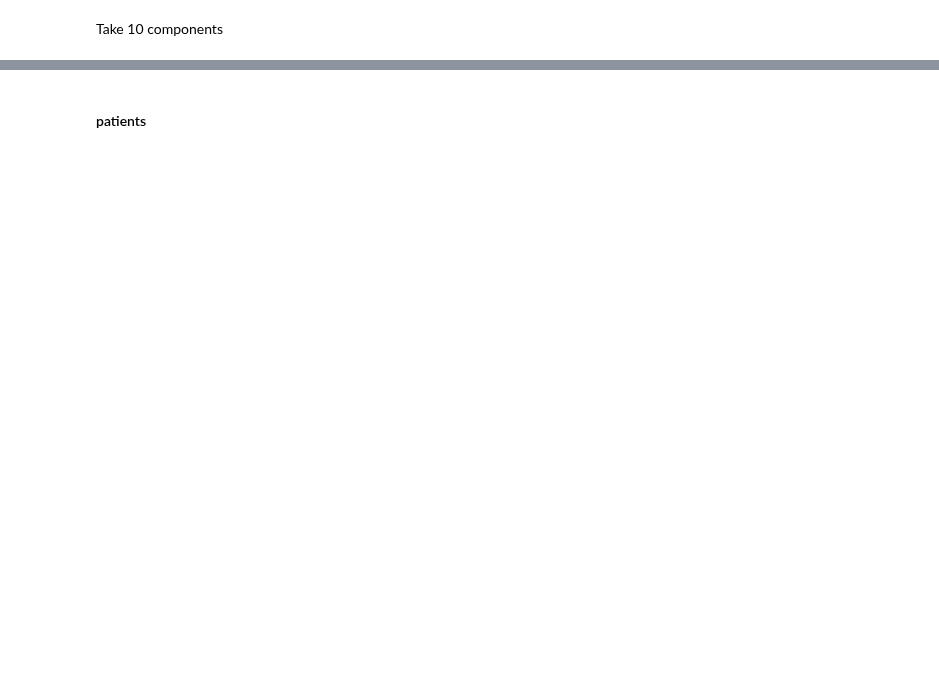
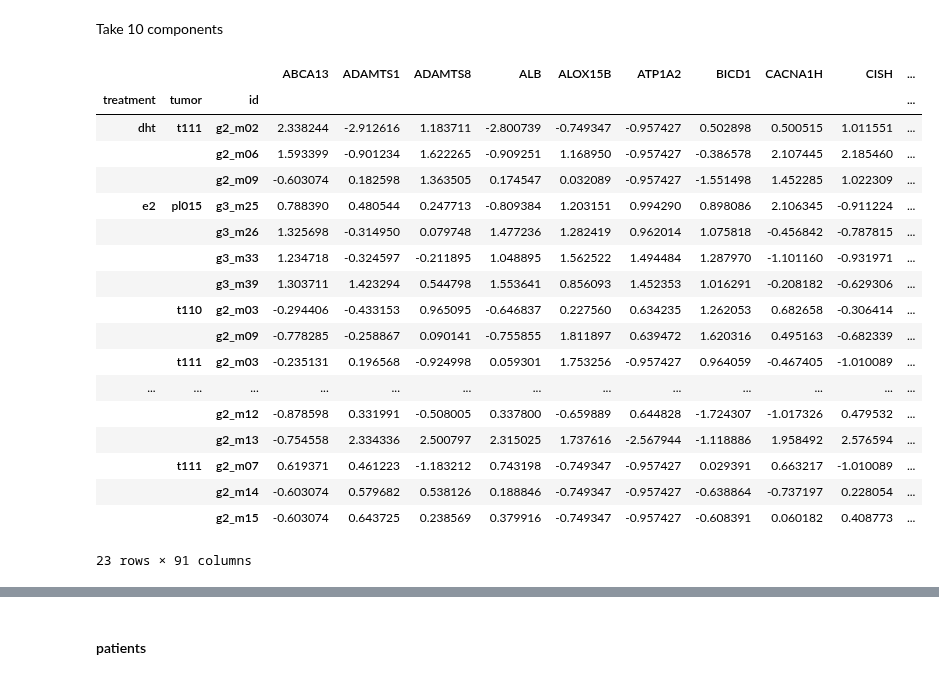
Before and after one commit to valentinoli/pdx, a Jupyter notebook: scripts/clustering_method_comparison.ipynb, the cells around one changed output, grey strips where cells are left out. Saved outputs shown, nothing was run; the diff lists cells and outputs as text; code cells hidden in the pictures; blank space fills up the shorter version.

```diff
--- a/scripts/clustering_method_comparison.ipynb
+++ b/scripts/clustering_method_comparison.ipynb
@@ -46,3 +90,26 @@ print(pca.n_components_)
 # %% [markdown]
 Take 10 components
+# %%
+#X_pdx_stdized_noctrl = X_pdx_stdized.drop('ctrl')
+X_pdx_stdized_noctrl
+# %% [output]
+|  |  |  | ABCA13 | ADAMTS1 | ADAMTS8 | ALB | ALOX15B | ATP1A2 | BICD1 | CACNA1H | CISH | ... |
+| treatment | tumor | id |  |  |  |  |  |  |  |  |  | ... |
+| dht | t111 | g2_m02 | 2.338244 | -2.912616 | 1.183711 | -2.800739 | -0.749347 | -0.957427 | 0.502898 | 0.500515 | 1.011551 | ... |
+|  |  | g2_m06 | 1.593399 | -0.901234 | 1.622265 | -0.909251 | 1.168950 | -0.957427 | -0.386578 | 2.107445 | 2.185460 | ... |
+|  |  | g2_m09 | -0.603074 | 0.182598 | 1.363505 | 0.174547 | 0.032089 | -0.957427 | -1.551498 | 1.452285 | 1.022309 | ... |
+| e2 | pl015 | g3_m25 | 0.788390 | 0.480544 | 0.247713 | -0.809384 | 1.203151 | 0.994290 | 0.898086 | 2.106345 | -0.911224 | ... |
+|  |  | g3_m26 | 1.325698 | -0.314950 | 0.079748 | 1.477236 | 1.282419 | 0.962014 | 1.075818 | -0.456842 | -0.787815 | ... |
+|  |  | g3_m33 | 1.234718 | -0.324597 | -0.211895 | 1.048895 | 1.562522 | 1.494484 | 1.287970 | -1.101160 | -0.931971 | ... |
+|  |  | g3_m39 | 1.303711 | 1.423294 | 0.544798 | 1.553641 | 0.856093 | 1.452353 | 1.016291 | -0.208182 | -0.629306 | ... |
+|  | t110 | g2_m03 | -0.294406 | -0.433153 | 0.965095 | -0.646837 | 0.227560 | 0.634235 | 1.262053 | 0.682658 | -0.306414 | ... |
+|  |  | g2_m09 | -0.778285 | -0.258867 | 0.090141 | -0.755855 | 1.811897 | 0.639472 | 1.620316 | 0.495163 | -0.682339 | ... |
+|  | t111 | g2_m03 | -0.235131 | 0.196568 | -0.924998 | 0.059301 | 1.753256 | -0.957427 | 0.964059 | -0.467405 | -1.010089 | ... |
+| ... | ... | ... | ... | ... | ... | ... | ... | ... | ... | ... | ... | ... |
+|  |  | g2_m12 | -0.878598 | 0.331991 | -0.508005 | 0.337800 | -0.659889 | 0.644828 | -1.724307 | -1.017326 | 0.479532 | ... |
+|  |  | g2_m13 | -0.754558 | 2.334336 | 2.500797 | 2.315025 | 1.737616 | -2.567944 | -1.118886 | 1.958492 | 2.576594 | ... |
+|  | t111 | g2_m07 | 0.619371 | 0.461223 | -1.183212 | 0.743198 | -0.749347 | -0.957427 | 0.029391 | 0.663217 | -1.010089 | ... |
+|  |  | g2_m14 | -0.603074 | 0.579682 | 0.538126 | 0.188846 | -0.749347 | -0.957427 | -0.638864 | -0.737197 | 0.228054 | ... |
+|  |  | g2_m15 | -0.603074 | 0.643725 | 0.238569 | 0.379916 | -0.749347 | -0.957427 | -0.608391 | 0.060182 | 0.408773 | ... |
+23 rows × 91 columns
 # %%
```
Also changed, not shown: parts of 14 cells of this notebook.
